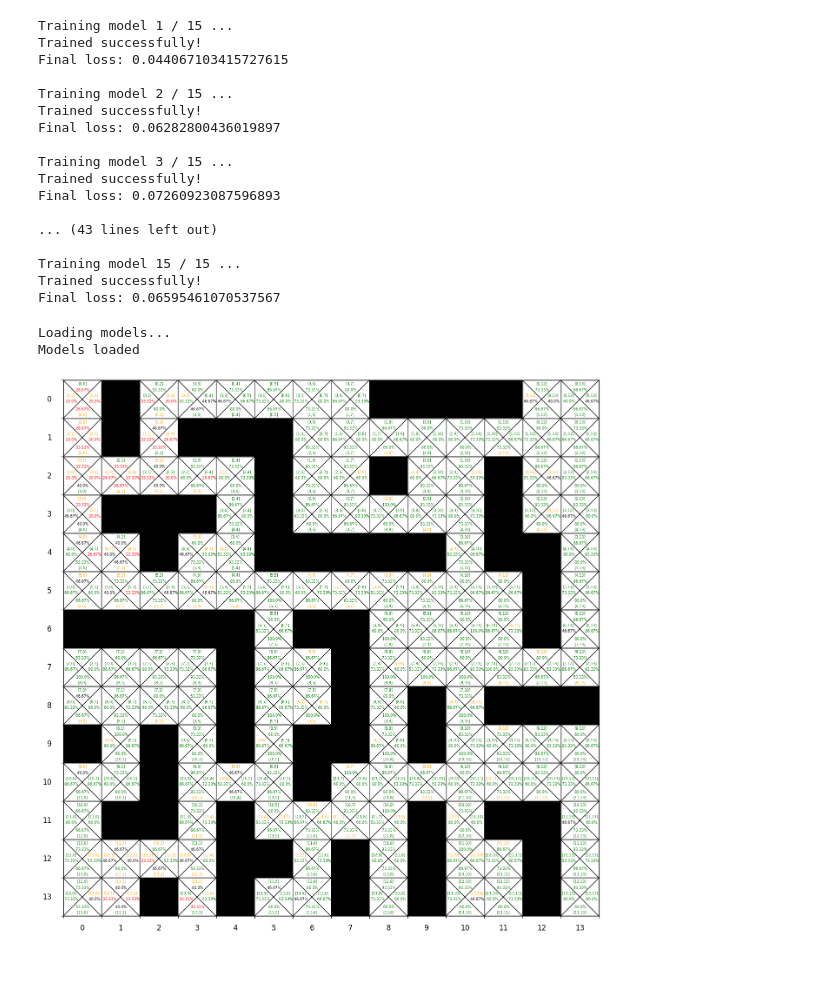
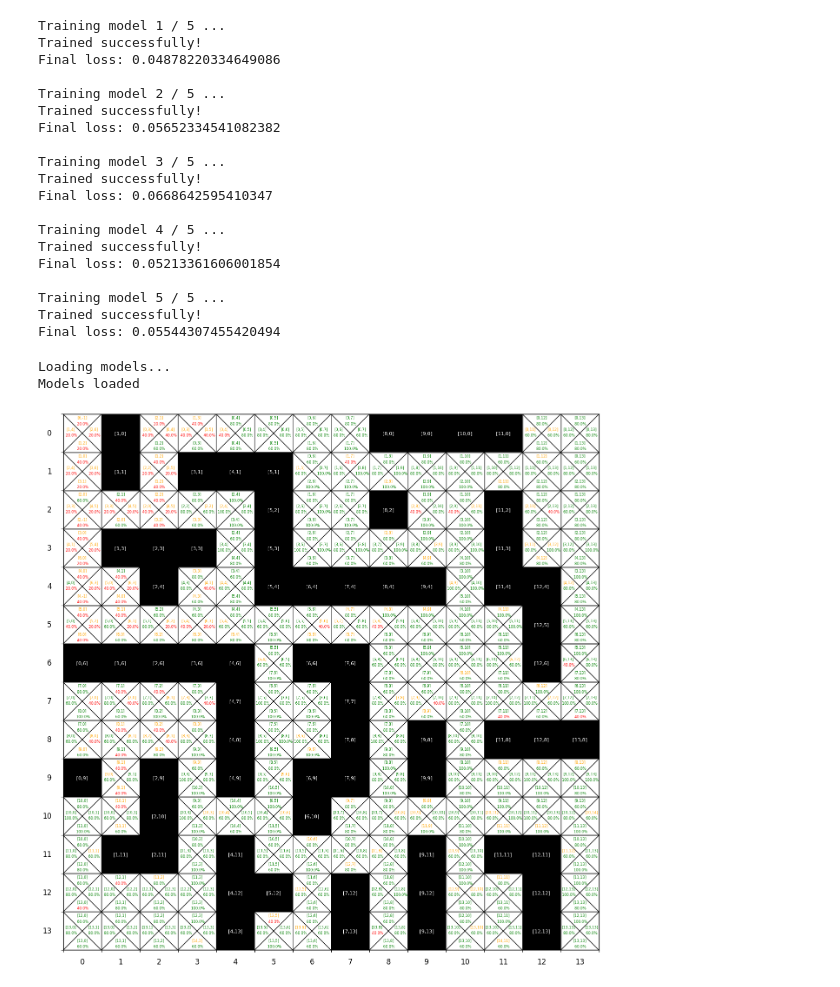
Before and after one commit to salvalago23/TFG_Salvador_Perez_GR, a Jupyter notebook: src2/1_TransitionsGenerator.ipynb, the cells around one changed output. Drawn from its saved outputs; the diff is of its cells as text; code cells hidden in the pictures.

```diff
--- a/src2/1_TransitionsGenerator.ipynb
+++ b/src2/1_TransitionsGenerator.ipynb
@@ -10,12 +10,12 @@ train = True
 shape = "14x14"
 
 if shape == "5x5":
-    maze = maze5x5_withX
+    maze = maze5x5["maze"]
     n_models = 9
     n_epochs = 5000
 elif shape == "14x14":
-    maze = maze14x14_withX
-    n_models = 15
+    maze = maze14x14["maze"]
+    n_models = 5
     n_epochs = 7000
 # %%
 all_transitions = transition_generator(maze)
@@ -33,23 +33,25 @@ if train:
 
         models_arr.append(model)
 # %% [output]
-Training model 1 / 15 ...
+Training model 1 / 5 ...
 Trained successfully!
-Final loss: 0.044067103415727615
+Final loss: 0.04878220334649086
 
-Training model 2 / 15 ...
+Training model 2 / 5 ...
 Trained successfully!
-Final loss: 0.06282800436019897
+Final loss: 0.05652334541082382
 
-Training model 3 / 15 ...
+Training model 3 / 5 ...
 Trained successfully!
-Final loss: 0.07260923087596893
+Final loss: 0.0668642595410347
 
-... (43 lines left out)
+Training model 4 / 5 ...
+Trained successfully!
+Final loss: 0.05213361606001854
 
-Training model 15 / 15 ...
+Training model 5 / 5 ...
 Trained successfully!
-Final loss: 0.06595461070537567
+Final loss: 0.05544307455420494
 # %%
 #for model in models_arr:
     #model.test_loss()
@@ -61,8 +63,8 @@ Final loss: 0.06595461070537567
 # %%
 #model_tester_output_txt(maze, models_arr)
 # %%
-probMapper(maze, n_models, higher_threshold=50.0)
+probMapper(maze, n_models, higher_threshold=50.0, lower_threshold=49.9)
 # %% [output]
 Loading models...
 Models loaded
-[figure, old version]
+[figure, new version]
```
Also changed, not shown: parts of 1 cell of this notebook, 54 other files.
